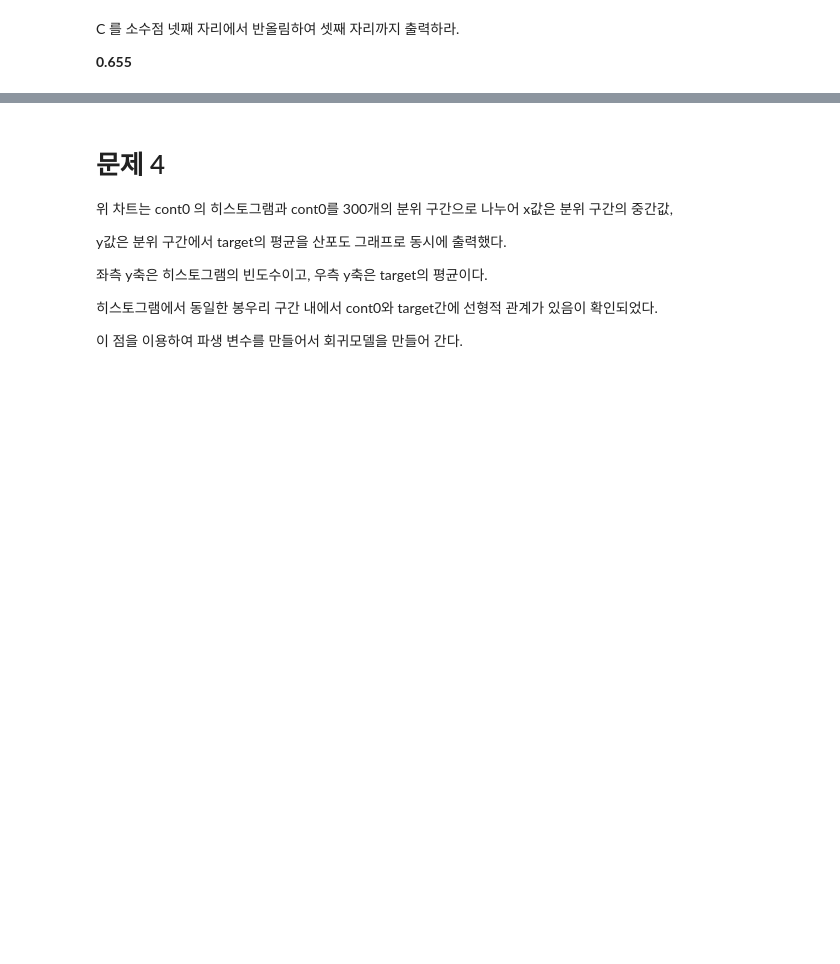
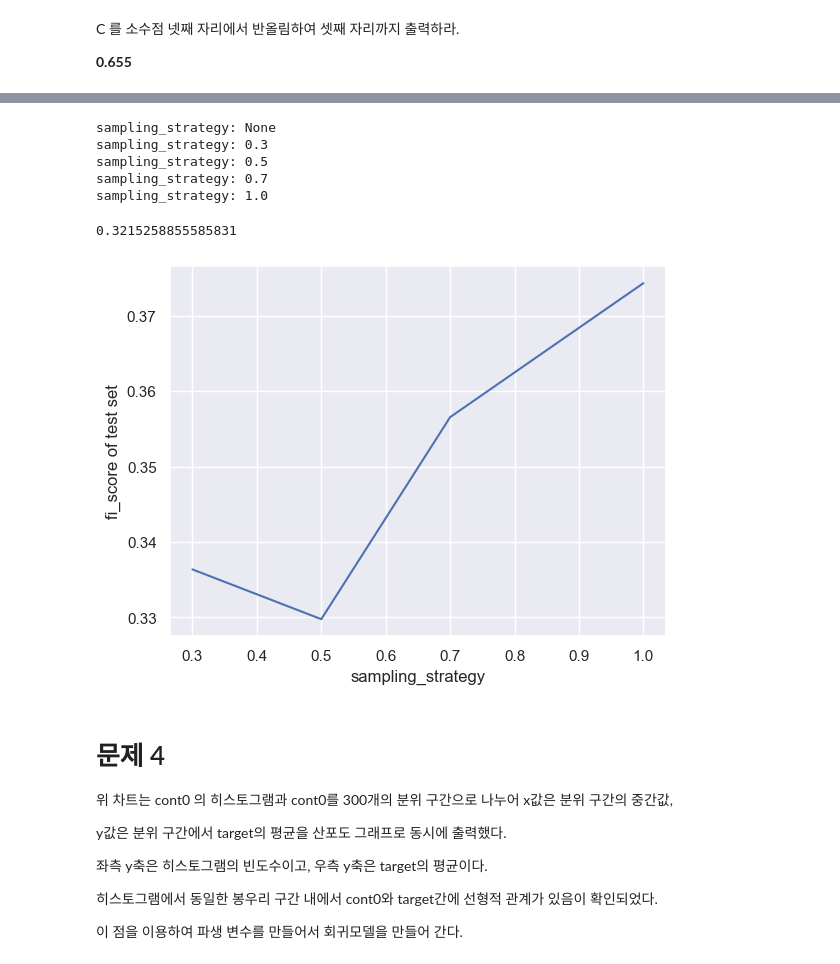
Before and after one commit to sunkusun9/DS_lv3_2304, a Jupyter notebook: sec_ds_lv3_prob2_prob.ipynb, the cells around one changed output, grey strips where cells are left out. Drawn from its saved outputs; the diff is of its cells as text; code cells hidden in the pictures; blank space fills up the shorter version.

```diff
--- a/sec_ds_lv3_prob2_prob.ipynb
+++ b/sec_ds_lv3_prob2_prob.ipynb
@@ -290,0 +232,22 @@ df_basetable = df_train.copy()
+# %%
+# 반복적인 과정을 루프를 만들어, 에러의 확률과 시간을 절약합니다.
+# 주어진 힌트는 최대한 활용합니다.
+repl_list = [
+    ('cat3', {'B': 'C'}, [83634, 147361, 9005]),
+    ('cat4', {'A':'B', 'D': 'B'}, [239397, 603]),
+    ('cat6', {'D': 'A', 'E': 'B', 'G': 'C', 'H': 'B', 'I': 'A'}, [234203, 5145, 652]),
+    ('cat7', {'A': 'B', 'C': 'B', 'F': 'D', 'I': 'B'}, [4606, 19784, 214027, 1583]),
+    ('cat8', {'B': 'G', 'F': 'E'}, [30338, 96743, 2953, 76085, 33881]),
+    ('cat9', {'C': 'H', 'D': 'B', 'E': 'L'}, [10678, 2846, 85944, 8320, 19987, 40070, 5501, 16743, 33793, 7819, 3331, 4968])
+]
+
+for c, d, cnts in repl_list:
+    s_tmp = df_train[c].replace(d)
+    if s_tmp.nunique() != len(cnts):
+        print(c, "not same")
+        break
+    v_cnt = s_tmp.value_counts().sort_index()
+    print(c, d, cnts, np.sum(v_cnt != cnts))
+    if np.sum(v_cnt != cnts) != 0:
+        break
+    df_train[c] = s_tmp
@@ -960,3 +921,55 @@ SMOTE?
+# %%
+from imblearn.over_sampling import SMOTE
+from sklearn.compose import ColumnTransformer
+from sklearn.ensemble import AdaBoostClassifier
+from sklearn.tree import DecisionTreeClassifier
+from sklearn.preprocessing import OneHotEncoder, StandardScaler
+from sklearn.metrics import f1_score
+
+ct_1 = ColumnTransformer([
+    ('ohe', OneHotEncoder(drop='first', sparse=False), ['cat{}'.format(i) for i in range(10)]),
+    ('pt', 'passthrough', ['cont{}'.format(i) for i in range(14)])
+])
+
+X_os = ['cont{}'.format(i) for i in range(14)] + ['cat{}'.format(i) for i in range(10)]
+scores_ = []
+for i in [None, 0.3, 0.5, 0.7, 1.0]:
+    if i == None:
+        a_inp, a_target = ct_1.fit_transform(df_prob3_1_train[X_os]), df_prob3_1_train['targetA']
+    else:
+        a_inp, a_target = SMOTE(sampling_strategy=i, random_state=123).fit_resample(
+                                    ct_1.fit_transform(df_prob3_1_train[X_os]),
+                                    df_prob3_1_train['targetA']
+                              )
+    clf_ada = AdaBoostClassifier(
+        DecisionTreeClassifier(max_depth=3, random_state=123),
+        n_estimators=100,
+        random_state=123
+    )
+    clf_ada.fit(a_inp, a_target)
+    scores_.append(
+        f1_score(df_prob3_1_test['targetA'], clf_ada.predict(ct_1.transform(df_prob3_1_test[X_os])))
+    )
+    print('sampling_strategy: {}'.format(i))
+# %% [output]
+sampling_strategy: None
+sampling_strategy: 0.3
+sampling_strategy: 0.5
+sampling_strategy: 0.7
+sampling_strategy: 1.0
+# %%
+# SMOTE를 하지 않았을 때의 f1_score
+scores_[0]
+# %% [output]
+0.3215258855585831
+# %%
+# SMOTE의 sampling_strategy에 따른 f1_score
+plt.plot([0.3, 0.5, 0.7, 1.0], scores_[1:])
+plt.xlabel('sampling_strategy')
+plt.ylabel('fi_score of test set')
+plt.show()
+# %% [output]
+[figure, added]
 # %% [markdown]
 # 문제 4
 
```
Also changed, not shown: parts of 104 cells of this notebook.
